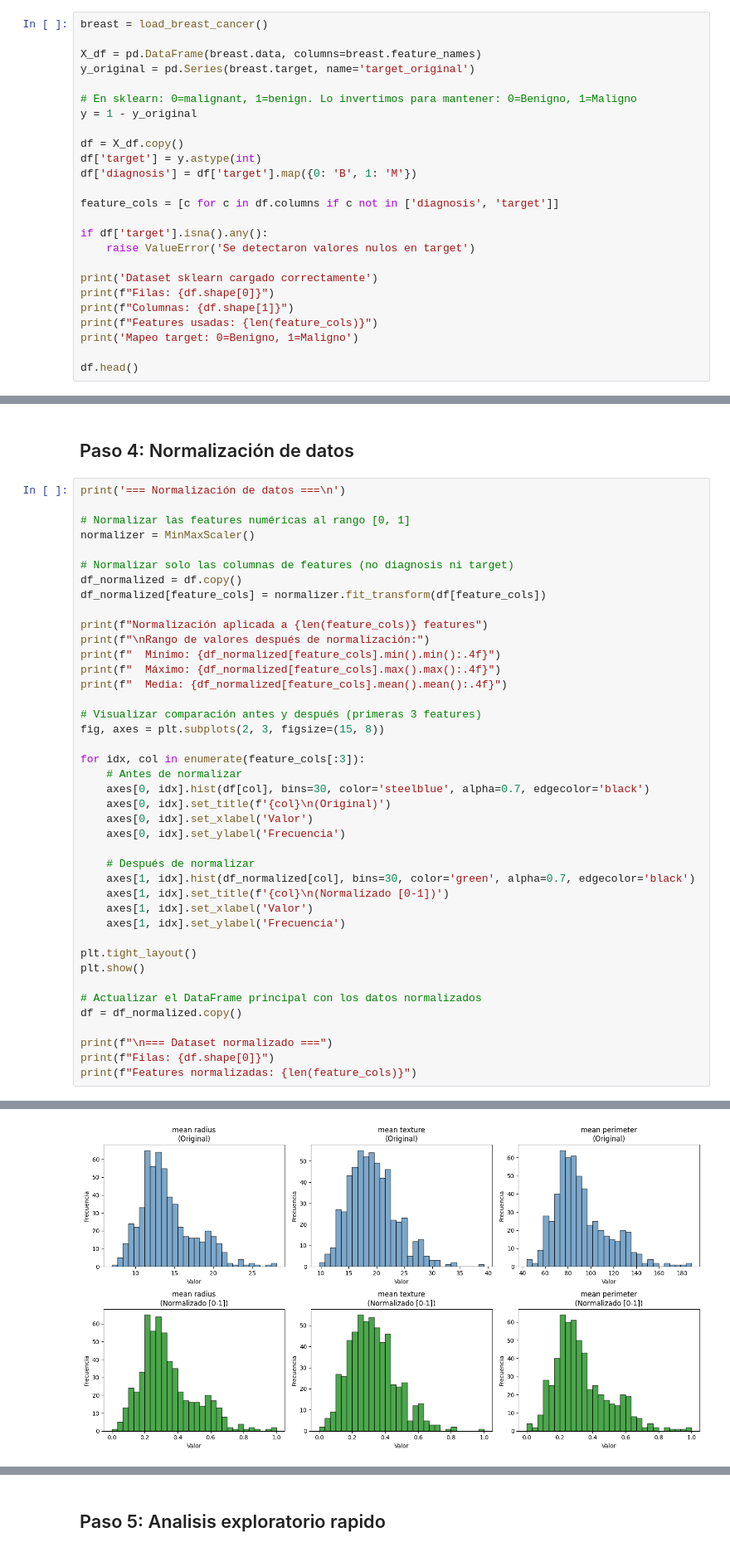
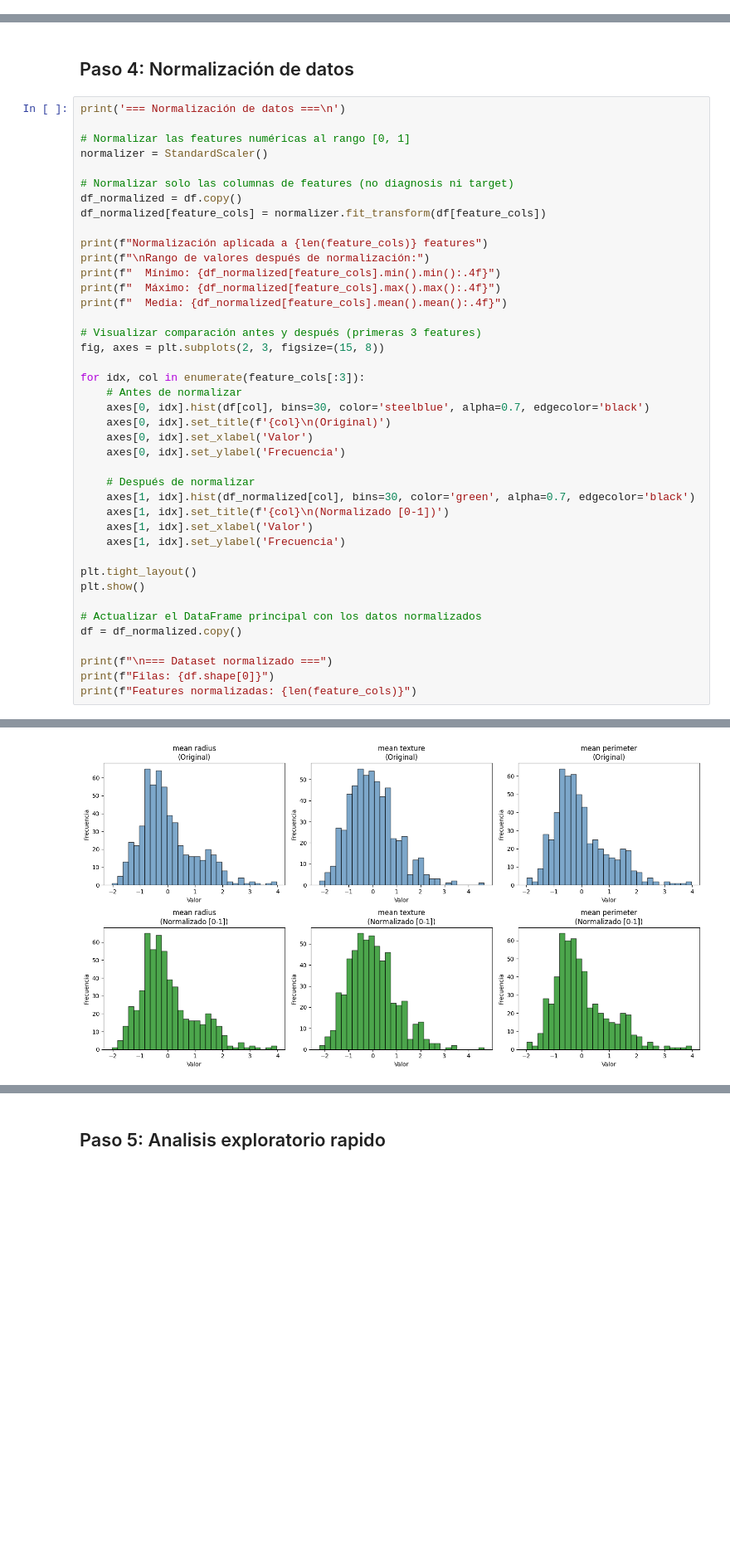
Before and after one commit to 202300080/Rulo, a Jupyter notebook: modelo_datasetNube.ipynb, the cells around one changed output, grey strips where cells are left out. Shown at 83% size. Saved outputs shown, nothing was run; the diff lists cells and outputs as text; blank space fills up the shorter version.

Commit message:
Update Modelo
- MinMaxScaler sustituido por StandardScaler

```diff
--- a/modelo_datasetNube.ipynb
+++ b/modelo_datasetNube.ipynb
@@ -44,28 +44,3 @@ NumPy: 2.4.3
 ✓ Semillas aleatorias configuradas (SEED=42)
 # %% [markdown]
 ## Paso 2: Cargar y validar dataset desde sklearn
-# %%
-breast = load_breast_cancer()
-
-X_df = pd.DataFrame(breast.data, columns=breast.feature_names)
-y_original = pd.Series(breast.target, name='target_original')
-
-# En sklearn: 0=malignant, 1=benign. Lo invertimos para mantener: 0=Benigno, 1=Maligno
-y = 1 - y_original
-
-df = X_df.copy()
-df['target'] = y.astype(int)
-df['diagnosis'] = df['target'].map({0: 'B', 1: 'M'})
-
-feature_cols = [c for c in df.columns if c not in ['diagnosis', 'target']]
-
-if df['target'].isna().any():
-    raise ValueError('Se detectaron valores nulos en target')
-
-print('Dataset sklearn cargado correctamente')
-print(f"Filas: {df.shape[0]}")
-print(f"Columnas: {df.shape[1]}")
-print(f"Features usadas: {len(feature_cols)}")
-print('Mapeo target: 0=Benigno, 1=Maligno')
-
-df.head()
@@ -165,7 +125,7 @@ Valores nulos restantes: 0
 print('=== Normalización de datos ===\n')
 
 # Normalizar las features numéricas al rango [0, 1]
-normalizer = MinMaxScaler()
+normalizer = StandardScaler()
 
 # Normalizar solo las columnas de features (no diagnosis ni target)
 df_normalized = df.copy()
@@ -214,4 +174,4 @@ Rango de valores después de normalización:
-[figure, old version]
+[figure, new version]
 === Dataset normalizado ===
 Filas: 569
 Features normalizadas: 30
```
Also changed, not shown: parts of 11 cells of this notebook.
